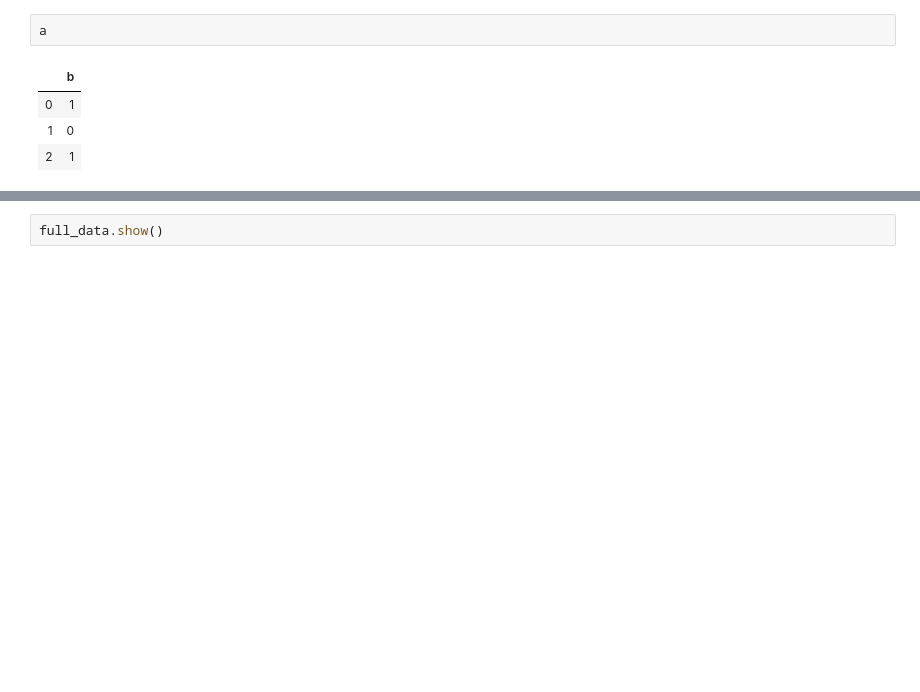
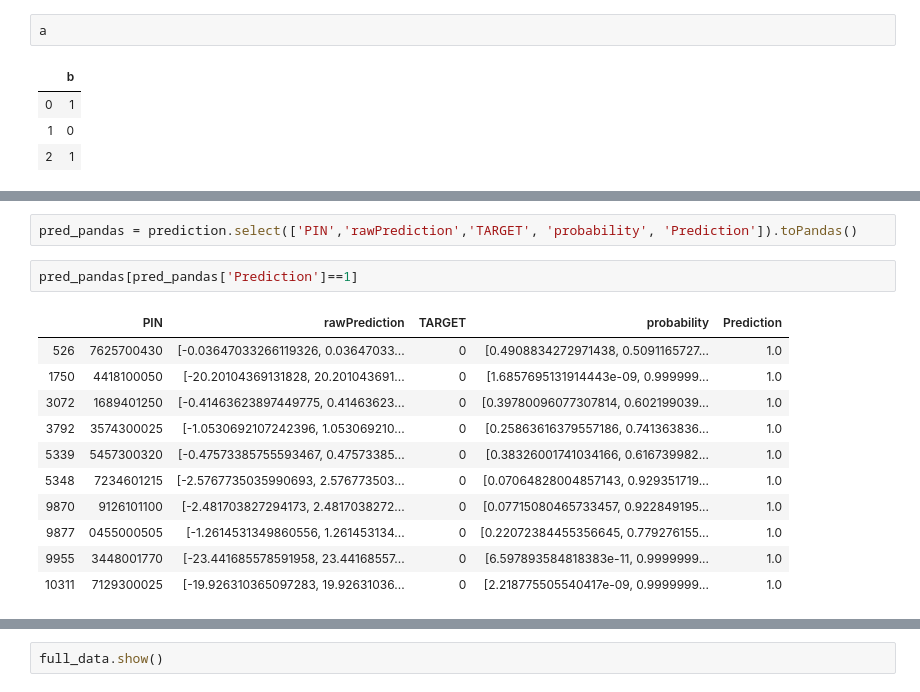
Before and after one commit to frischmuth/Seattle-Real-Estate-Analysis, a Jupyter notebook: test_get_functions.ipynb, the cells around one changed output, grey strips where cells are left out. Drawn from its saved outputs; the diff is of its cells as text; blank space fills up the shorter version.

```diff
--- a/test_get_functions.ipynb
+++ b/test_get_functions.ipynb
@@ -548,0 +564,16 @@ Test Error = 0.493031
+# %%
+pred_pandas = prediction.select(['PIN','rawPrediction','TARGET', 'probability', 'Prediction']).toPandas()
+# %%
+pred_pandas[pred_pandas['Prediction']==1]
+# %% [output]
+|  | PIN | rawPrediction | TARGET | probability | Prediction |
+| 526 | 7625700430 | [-0.03647033266119326, 0.03647033... | 0 | [0.4908834272971438, 0.5091165727... | 1.0 |
+| 1750 | 4418100050 | [-20.20104369131828, 20.201043691... | 0 | [1.6857695131914443e-09, 0.999999... | 1.0 |
+| 3072 | 1689401250 | [-0.41463623897449775, 0.41463623... | 0 | [0.39780096077307814, 0.602199039... | 1.0 |
+| 3792 | 3574300025 | [-1.0530692107242396, 1.053069210... | 0 | [0.25863616379557186, 0.741363836... | 1.0 |
+| 5339 | 5457300320 | [-0.47573385755593467, 0.47573385... | 0 | [0.38326001741034166, 0.616739982... | 1.0 |
+| 5348 | 7234601215 | [-2.5767735035990693, 2.576773503... | 0 | [0.07064828004857143, 0.929351719... | 1.0 |
+| 9870 | 9126101100 | [-2.481703827294173, 2.4817038272... | 0 | [0.07715080465733457, 0.922849195... | 1.0 |
+| 9877 | 0455000505 | [-1.2614531349860556, 1.261453134... | 0 | [0.22072384455356645, 0.779276155... | 1.0 |
+| 9955 | 3448001770 | [-23.441685578591958, 23.44168557... | 0 | [6.597893584818383e-11, 0.9999999... | 1.0 |
+| 10311 | 7129300025 | [-19.926310365097283, 19.92631036... | 0 | [2.218775505540417e-09, 0.9999999... | 1.0 |
```
Also changed, not shown: parts of 11 cells of this notebook, 4 other files.
